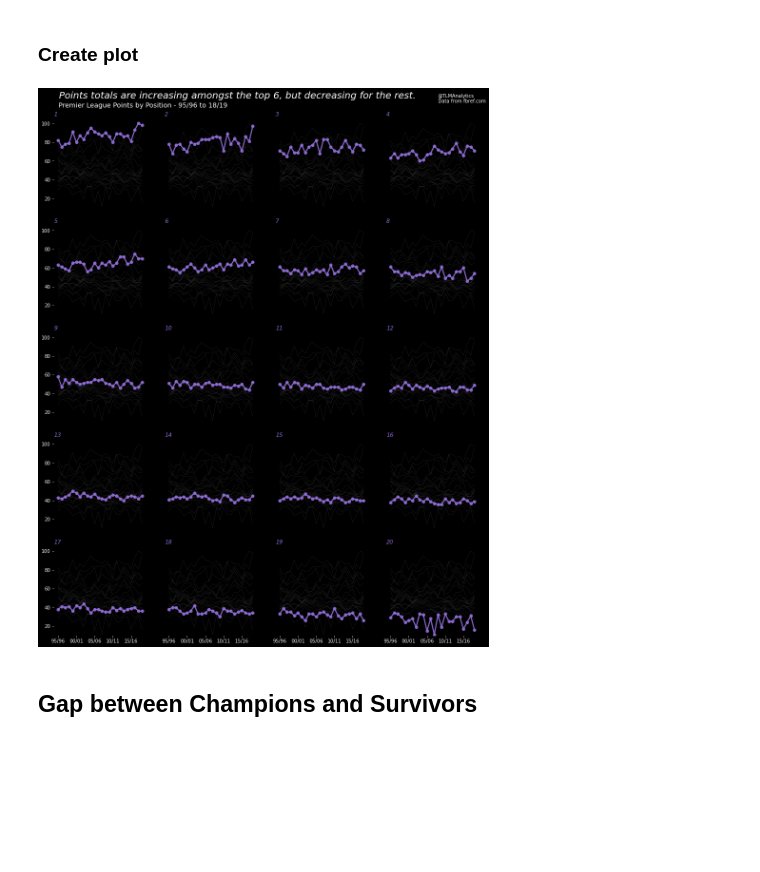
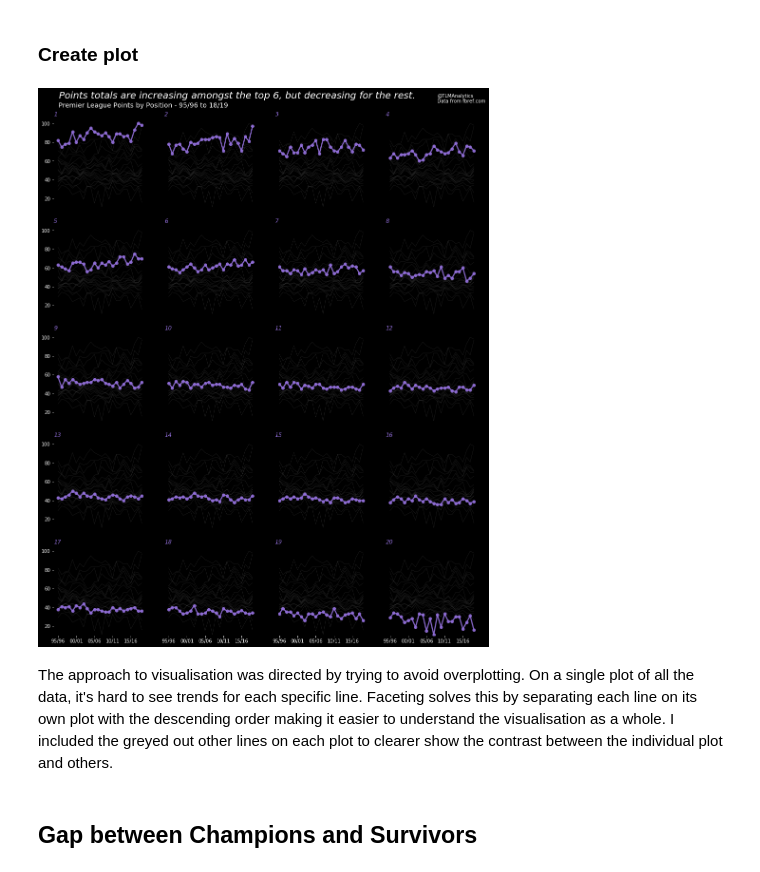
Before and after one commit to ciaran-grant/premier_league_points_history, a Jupyter notebook: Premier League Points History.ipynb, the cells around one changed output. Cells and saved outputs as stored; diff of their text form; code cells hidden in the pictures; blank space fills up the shorter version.

```diff
--- a/Premier League Points History.ipynb
+++ b/Premier League Points History.ipynb
@@ -216,14 +336,8 @@ clean_points_positions
 # %% [markdown]
 ### Create plot
 # %%
-plt.style.use('dark_background')
-plt.figure(figsize=(16,20))
-palette = plt.get_cmap('Set1')
-position = 0
-for pos in clean_points_positions.columns:
-    position+=1
-
-    # Get correct subplot
+def individual_plot_points_totals(pos):
+     # Get correct subplot
     plt.subplot(5,4,pos)
 
     # Add all columns in background
@@ -248,14 +362,31 @@ for pos in clean_points_positions.columns:
         plt.yticks([])
 
     plt.title(pos, loc='left', fontsize=12, color='mediumpurple', style='oblique')
-
-plt.suptitle("Points totals are increasing amongst the top 6, but decreasing for the rest.", fontsize=20, color='white', style='italic', x=0.46, y=0.92)
-plt.text(-91, 573, "Premier League Points by Position - 95/96 to 18/19", fontsize=14, color='white')
-plt.text(13, 578, "@TLMAnalytics\nData from fbref.com", fontsize=10)
-
-plt.savefig("Premier League Points Totals by Position.png", bbox_inches='tight')
-# %% [output]
-[figure, removed]
+# %%
+# Set universal plot style
+plt.style.use('dark_background')
+# Create figure
+plt.figure(figsize=(16,20))
+
+# Plot each position's plot in the defined subplot
+position = 0
+for pos in clean_points_positions.columns:
+    position+=1
+    individual_plot_points_totals(pos)
+
+# Add supertitle and title
+plt.suptitle("Points totals are increasing amongst the top 6, but decreasing for the rest.", fontsize=20, color='white', style='italic', x=0.46, y=0.92)
+plt.text(-91, 573, "Premier League Points by Position - 95/96 to 18/19", fontsize=14, color='white')
+
+# Plug
+plt.text(13, 578, "@TLMAnalytics\nData from fbref.com", fontsize=10)
+
+# Save figure
+plt.savefig("Premier League Points Totals by Position.png", bbox_inches='tight')
+# %% [output]
+[figure, added]
+# %% [markdown]
+The approach to visualisation was directed by trying to avoid overplotting. On a single plot of all the data, it's hard to see trends for each specific line. Faceting solves this by separating each line on its own plot with the descending order making it easier to understand the visualisation as a whole. I included the greyed out other lines on each plot to clearer show the contrast between the individual plot and others.
 # %% [markdown]
 ## Gap between Champions and Survivors
 # %% [markdown]
```
Also changed, not shown: parts of 30 cells of this notebook.
